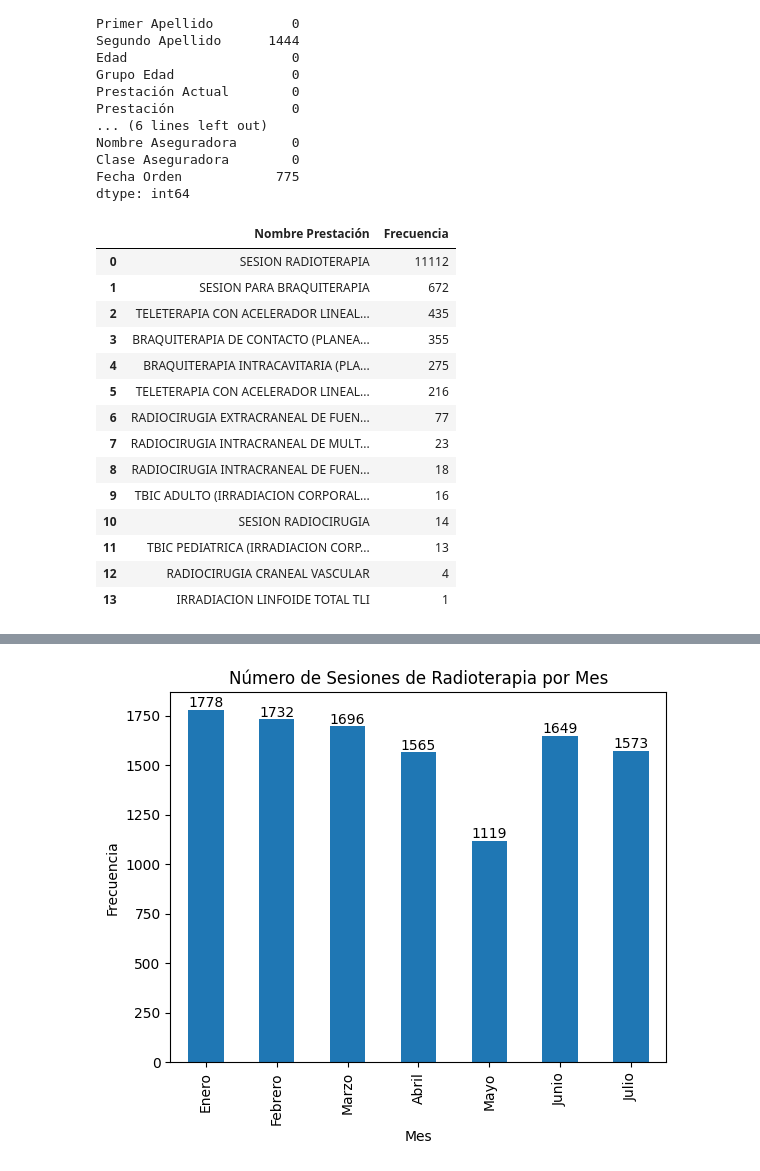
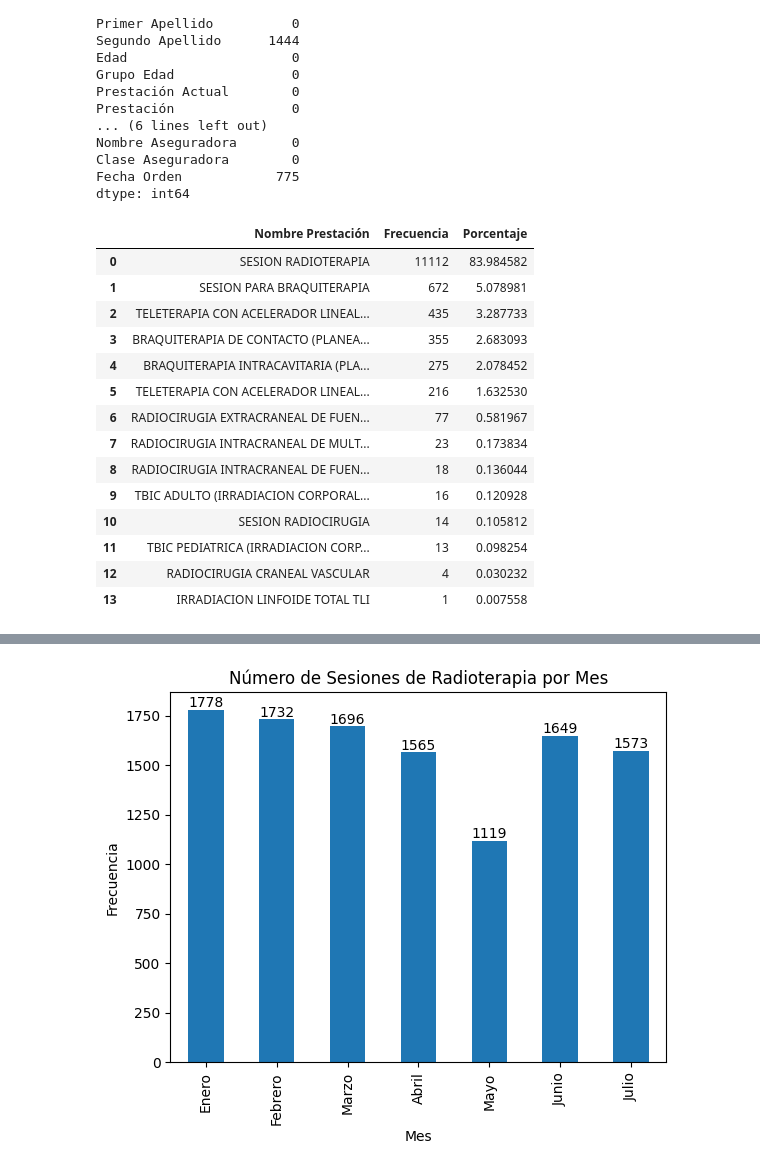
Before and after one commit to DavidD95/Clase_ADA_2024, a Jupyter notebook: Proyecto_ClaseEDA.ipynb, the cells around one changed output, grey strips where cells are left out. Cells and saved outputs as stored; diff of their text form; code cells hidden in the pictures.

```diff
--- a/Proyecto_ClaseEDA.ipynb
+++ b/Proyecto_ClaseEDA.ipynb
@@ -130,20 +130,21 @@ import seaborn as sns
 # %%
 nombre_prestacion_frequencies = df['Nombre Prestación'].value_counts().reset_index()
 nombre_prestacion_frequencies.columns = ['Nombre Prestación', 'Frecuencia']
+nombre_prestacion_frequencies['Porcentaje'] = nombre_prestacion_frequencies['Frecuencia'] / nombre_prestacion_frequencies['Frecuencia'].sum() * 100
 nombre_prestacion_frequencies
 # %% [output]
-|  | Nombre Prestación | Frecuencia |
-| 0 | SESION RADIOTERAPIA | 11112 |
-| 1 | SESION PARA BRAQUITERAPIA | 672 |
-| 2 | TELETERAPIA CON ACELERADOR LINEAL... | 435 |
-| 3 | BRAQUITERAPIA DE CONTACTO (PLANEA... | 355 |
-| 4 | BRAQUITERAPIA INTRACAVITARIA (PLA... | 275 |
-| 5 | TELETERAPIA CON ACELERADOR LINEAL... | 216 |
-| 6 | RADIOCIRUGIA EXTRACRANEAL DE FUEN... | 77 |
-| 7 | RADIOCIRUGIA INTRACRANEAL DE MULT... | 23 |
-| 8 | RADIOCIRUGIA INTRACRANEAL DE FUEN... | 18 |
-| 9 | TBIC ADULTO (IRRADIACION CORPORAL... | 16 |
-| 10 | SESION RADIOCIRUGIA | 14 |
-| 11 | TBIC PEDIATRICA (IRRADIACION CORP... | 13 |
-| 12 | RADIOCIRUGIA CRANEAL VASCULAR | 4 |
-| 13 | IRRADIACION LINFOIDE TOTAL TLI | 1 |
+|  | Nombre Prestación | Frecuencia | Porcentaje |
+| 0 | SESION RADIOTERAPIA | 11112 | 83.984582 |
+| 1 | SESION PARA BRAQUITERAPIA | 672 | 5.078981 |
+| 2 | TELETERAPIA CON ACELERADOR LINEAL... | 435 | 3.287733 |
+| 3 | BRAQUITERAPIA DE CONTACTO (PLANEA... | 355 | 2.683093 |
+| 4 | BRAQUITERAPIA INTRACAVITARIA (PLA... | 275 | 2.078452 |
+| 5 | TELETERAPIA CON ACELERADOR LINEAL... | 216 | 1.632530 |
+| 6 | RADIOCIRUGIA EXTRACRANEAL DE FUEN... | 77 | 0.581967 |
+| 7 | RADIOCIRUGIA INTRACRANEAL DE MULT... | 23 | 0.173834 |
+| 8 | RADIOCIRUGIA INTRACRANEAL DE FUEN... | 18 | 0.136044 |
+| 9 | TBIC ADULTO (IRRADIACION CORPORAL... | 16 | 0.120928 |
+| 10 | SESION RADIOCIRUGIA | 14 | 0.105812 |
+| 11 | TBIC PEDIATRICA (IRRADIACION CORP... | 13 | 0.098254 |
+| 12 | RADIOCIRUGIA CRANEAL VASCULAR | 4 | 0.030232 |
+| 13 | IRRADIACION LINFOIDE TOTAL TLI | 1 | 0.007558 |
```
Also changed, not shown: parts of 6 cells of this notebook.
